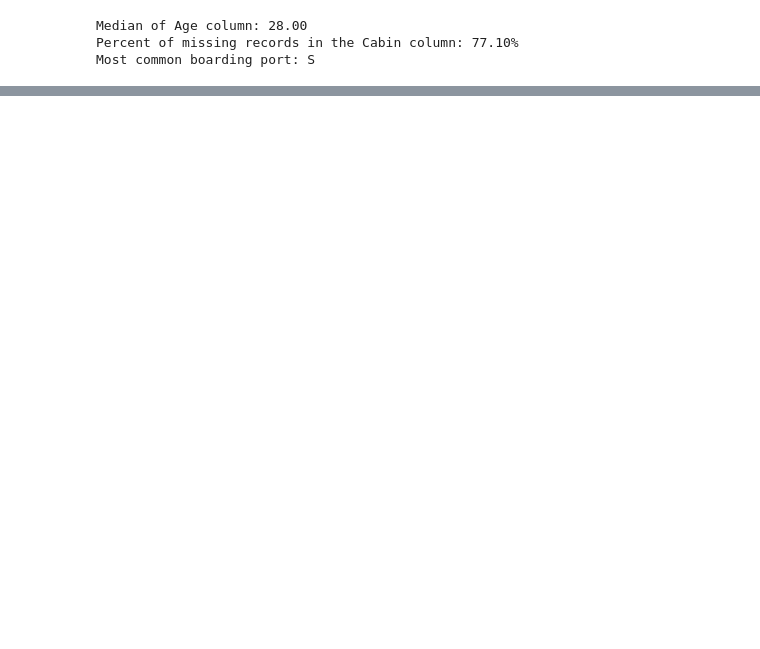
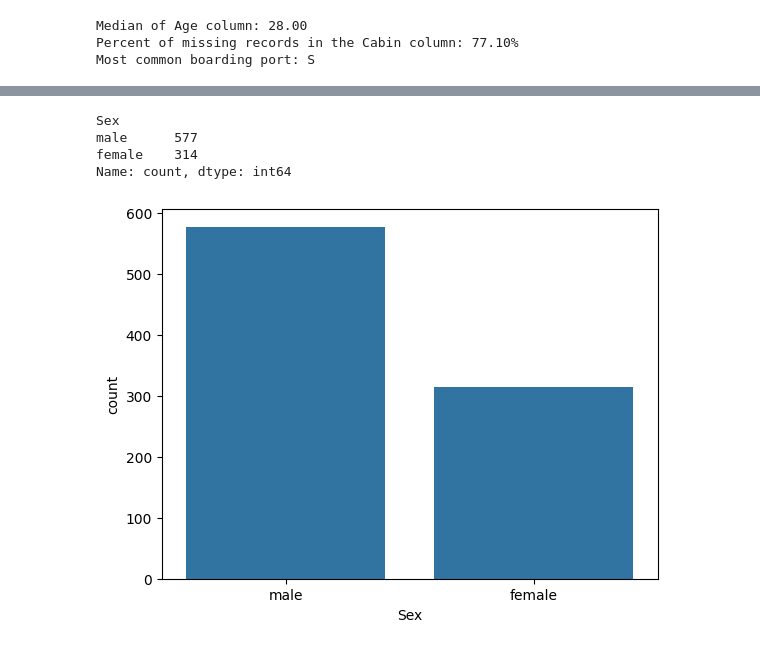
Before and after one commit to mariamkg00/ml-in-python, a Jupyter notebook: medium_ml/logistic_reg.ipynb, the cells around one changed output, grey strips where cells are left out. Cells and saved outputs as stored; diff of their text form; code cells hidden in the pictures; blank space fills up the shorter version.

```diff
--- a/medium_ml/logistic_reg.ipynb
+++ b/medium_ml/logistic_reg.ipynb
@@ -64,0 +81,18 @@ titanic.drop('Cabin', axis=1, inplace=True)
+# %%
+# dropping unnecessary columns
+
+# PassengerId,Name, and Ticket do not affect the target variable
+
+titanic.drop('PassengerId', axis=1, inplace = True)
+# %%
+titanic.drop('Name',axis = 1,inplace=True)
+
+titanic.drop('Ticket', axis = 1, inplace =True)
+# %%
+# combining several related variables to make a single variable
+
+# SibSp and Parch relate to traveling with family, we will combine the effect
+# of these variables into one predictor variable [TravelAlone]
+titanic['TravelAlone'] = np.where((titanic['SibSp']+ titanic['Parch'])>0,0,1)
+titanic.drop('SibSp', axis = 1, inplace = True)
+titanic.drop('Parch', axis = 1, inplace = True)
@@ -64,0 +149,10 @@ titanic.drop('Cabin', axis=1, inplace=True)
+# %%
+# count of passengers based on gender
+sns.countplot(x = 'Sex',data =titanic)
+titanic['Sex'].value_counts()
+# %% [output]
+Sex
+male      577
+female    314
+Name: count, dtype: int64
+[figure, added]
```
Also changed, not shown: parts of 32 cells of this notebook.
